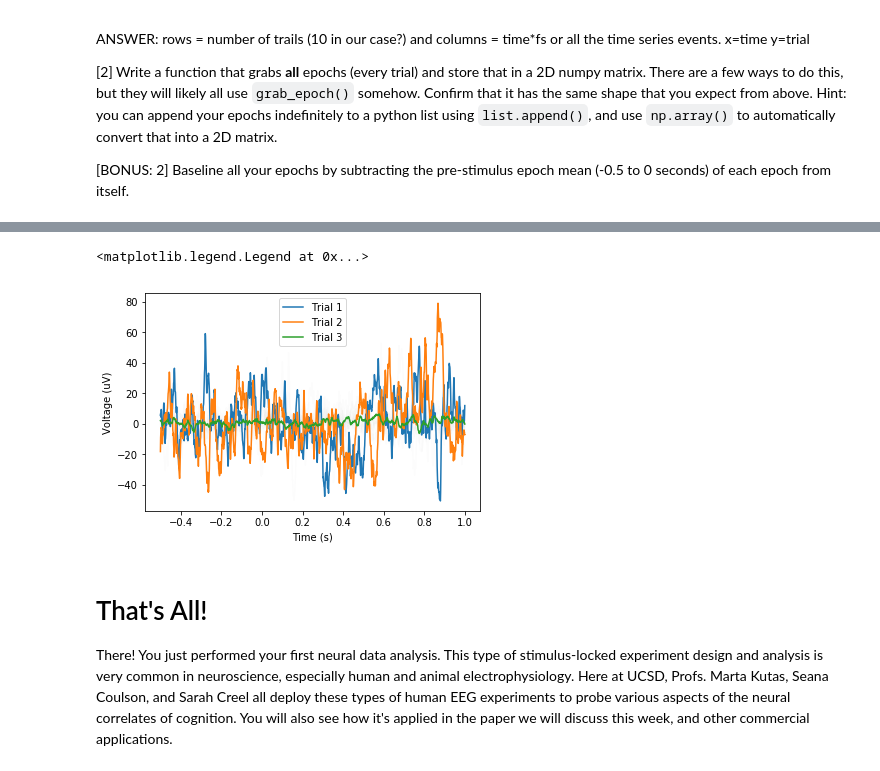
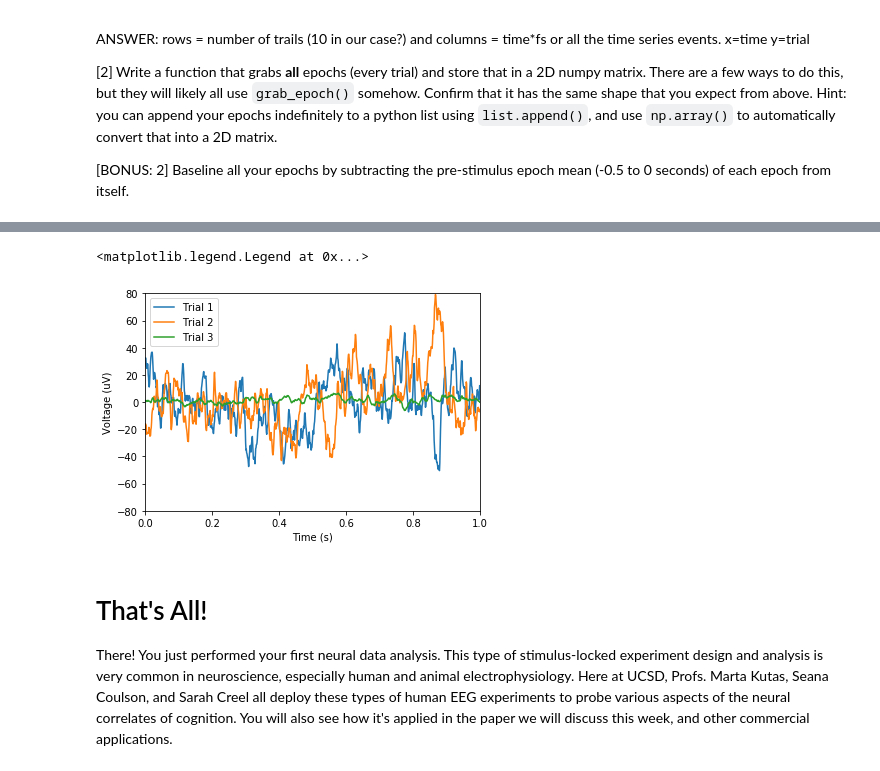
Before and after one commit to kevinice95/COGS118C, a Jupyter notebook: Assignments/A1-SamplingTimeSeries.ipynb, the cells around one changed output, grey strips where cells are left out. Drawn from its saved outputs; the diff is of its cells as text; code cells hidden in the pictures.

```diff
--- a/Assignments/A1-SamplingTimeSeries.ipynb
+++ b/Assignments/A1-SamplingTimeSeries.ipynb
@@ -297,24 +299,24 @@ Your plot should look something like:
 # %%
 # I will create a function that takes the trial times, category, and all the other variables get_all_epochs has
 # Averaging wil then filter indices based on trial, get the epoch information,average it, then put it in a 2d matrix
 def averaging(data, values, indices, fs, len_pre, len_post):
     results = np.array([range(1500)])
     for x in values:
         temp = get_all_epochs(data, indices[np.where(indices[:,1]==x),0].astype(int)[0], fs, len_pre, len_post)
         temp = np.mean(temp,axis=0)
         results = np.vstack([results,temp])
     return results[1:,:]
 results = averaging(EEG,np.unique(trial_info[:,1]),trial_info,fs, len_pre, len_post)
-plt.plot(t_epoch, epoched_EEG.T, '-k', alpha=0.01)
 plt.plot(t_epoch, results[0,:], label='Trial 1')
 plt.plot(t_epoch, results[1,:], label='Trial 2')
 plt.plot(t_epoch, results[2,:], label='Trial 3')
+plt.xlim([0,1]); plt.ylim([-80, 80]);
 plt.xlabel('Time (s)')
 plt.ylabel('Voltage (uV)')
 plt.legend()
 # %% [output]
 <matplotlib.legend.Legend at 0x...>
-[figure, old version]
+[figure, new version]
 # %% [markdown]
 # That's All!
 There! You just performed your first neural data analysis. This type of stimulus-locked experiment design and analysis is very common in neuroscience, especially human and animal electrophysiology. Here at UCSD, Profs. Marta Kutas, Seana Coulson, and Sarah Creel all deploy these types of human EEG experiments to probe various aspects of the neural correlates of cognition. You will also see how it's applied in the paper we will discuss this week, and other commercial applications.
```
Also changed, not shown: parts of 3 cells of this notebook.
